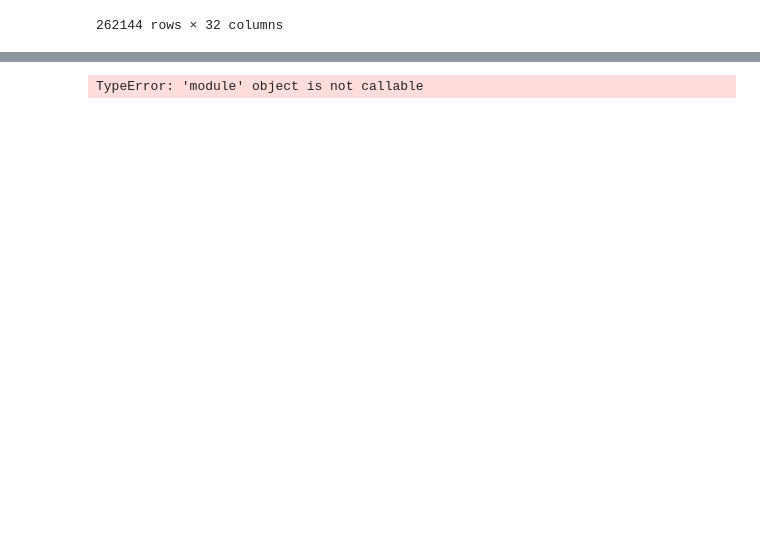
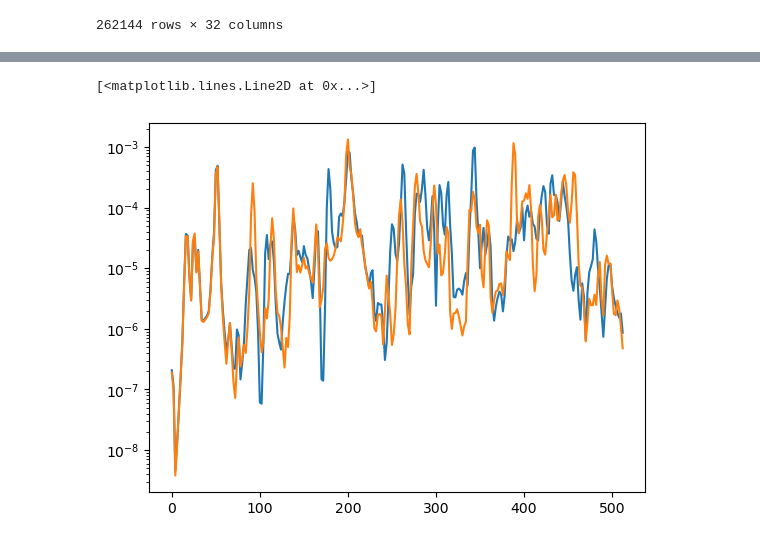
Before and after one commit to lorenzo-trevizani/UFES-TCC-Structural-Health-Monitoring, a Jupyter notebook: main.ipynb, the cells around one changed output, grey strips where cells are left out. Saved outputs shown, nothing was run; the diff lists cells and outputs as text; code cells hidden in the pictures; blank space fills up the shorter version.

```diff
--- a/main.ipynb
+++ b/main.ipynb
@@ -90,8 +170,16 @@ plt.xlim(-100, 1100)
+# %%
+freq, psdy = scipy.signal.csd(y_axis, y_axis, fs=1024, window='hann', nperseg=512, noverlap=None, nfft=512, detrend='constant', return_onesided=True, scaling='density', axis=-1, average='mean')
+
+plt.semilogy(freq, psdy)
+freq, psdy = scipy.signal.csd(df_single_0['S1'], df_single_0['S1'], fs=1024, window='hann', nperseg=512, noverlap=None, nfft=512, detrend='constant', return_onesided=True, scaling='density', axis=-1, average='mean')
+
+plt.semilogy(freq, psdy)
+# %% [output]
+[<matplotlib.lines.Line2D at 0x...>]
+[figure, added]
 # %%
-Testadd = scipy.fft(x_axis)
-print(Testadd)
+#Testadd = scipy.fft(x_axis)
+#print(Testadd)
-# %% [output]
-TypeError: 'module' object is not callable
 # %%
 timelapse = 1024
 
```
Also changed, not shown: parts of 8 cells of this notebook.
